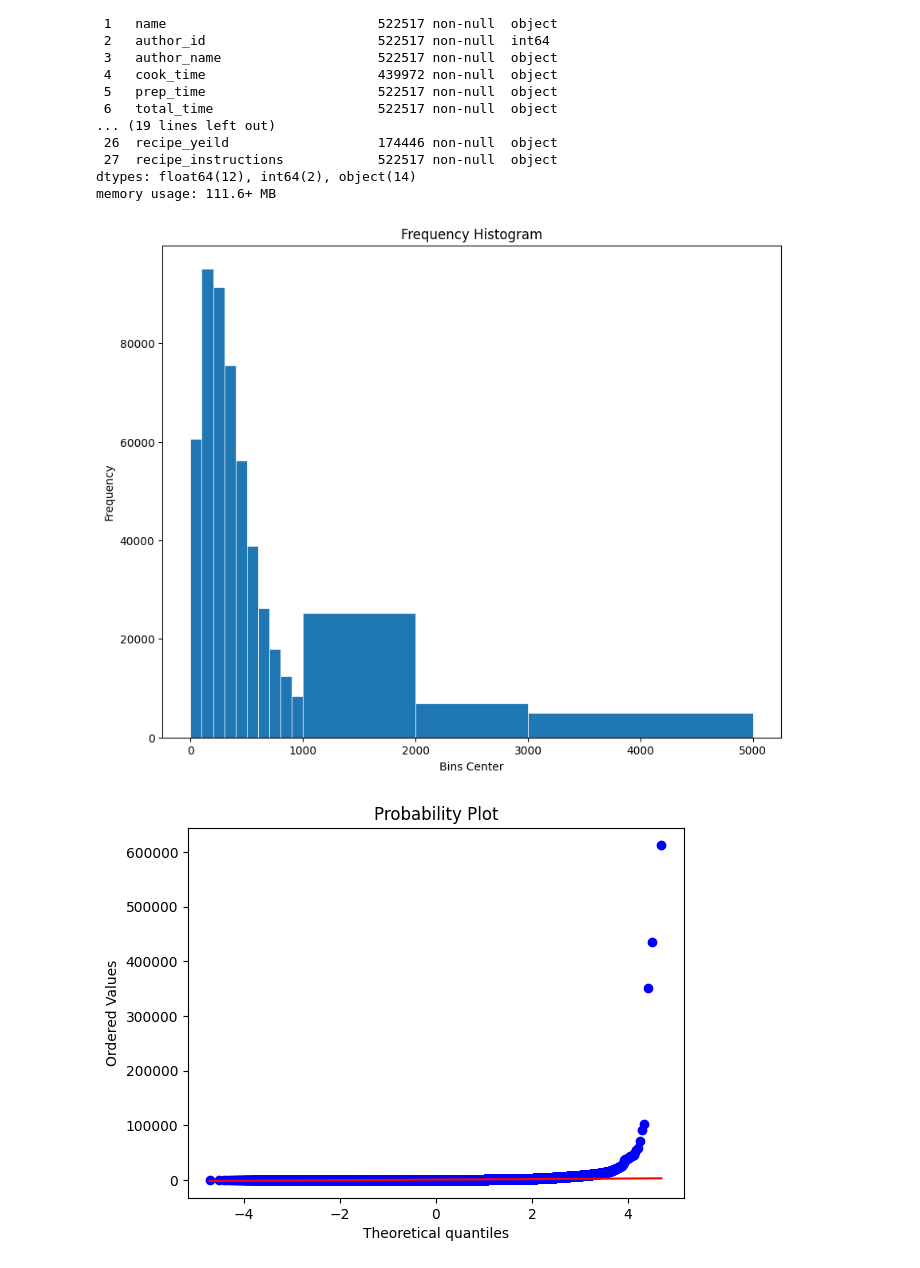
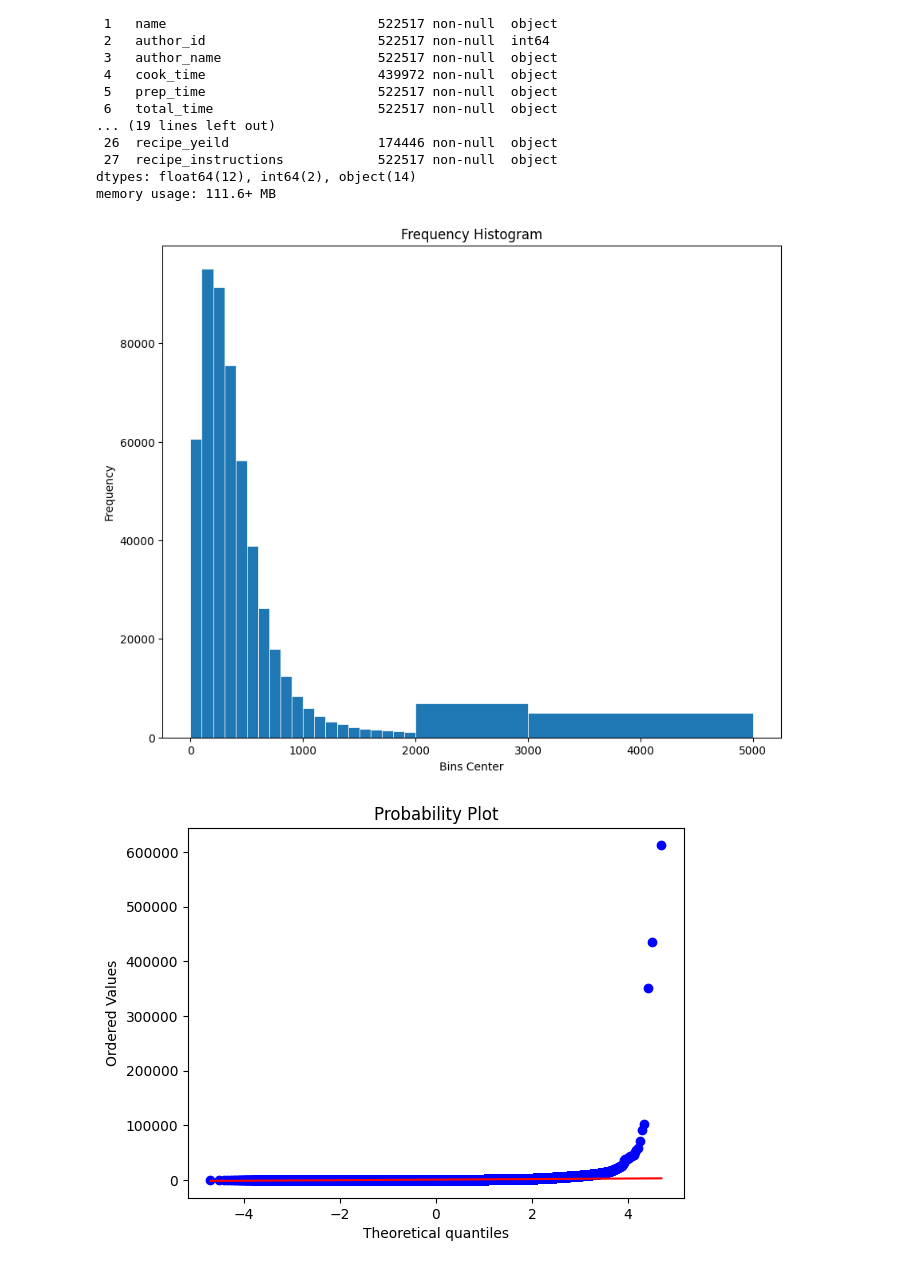
Before and after one commit to PBL7-Recipe-recommend-system/AI-Food-Recommendation-System, a Jupyter notebook: training/food-recommendation-system.ipynb, the cells around one changed output. Drawn from its saved outputs; the diff is of its cells as text; code cells hidden in the pictures.

```diff
--- a/training/food-recommendation-system.ipynb
+++ b/training/food-recommendation-system.ipynb
@@ -25,7 +25,7 @@ import numpy as np
 import tensorflow as tf
 import matplotlib.pyplot as plt
 # %%
-data=pd.read_csv('../training/data/recipes.csv')
+data=pd.read_csv('../training/Data/recipes.csv')
 # %%
 data.head()
 # %% [output]
@@ -61,12 +61,12 @@ memory usage: 111.6+ MB
 # %%
 fig, ax = plt.subplots(figsize=(10, 8))
 plt.title('Frequency Histogram')
 plt.ylabel('Frequency')
 plt.xlabel('Bins Center')
-ax.hist(data.calories.to_numpy(),bins=[0,100,200,300,400,500,600,700,800,900,1000,1000,2000,3000,5000],linewidth=0.5, edgecolor="white")
+ax.hist(data.calories.to_numpy(),bins=[0,100,200,300,400,500,600,700,800,900,1000,1100,1200,1300,1400,1500,1600,1700,1800,1900,2000,3000,5000],linewidth=0.5, edgecolor="white")
 plt.show()
 # %% [output]
-[figure, old version]
+[figure, new version]
 # %%
 import pylab
 import scipy.stats as stats
```
Also changed, not shown: parts of 7 cells of this notebook, 5 other files.
